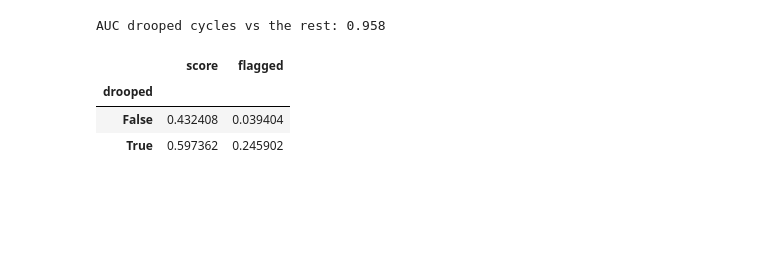
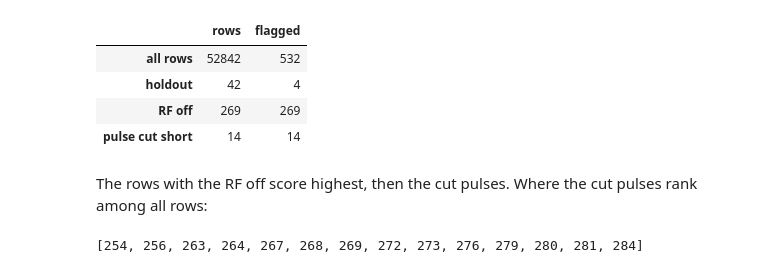
Before and after one commit to Alex-Hill94/artifact-hackathon-2026_plasma_pirates, a Jupyter notebook: lectures/04-feature-store/usecases/ess/notebook.ipynb, the cells around one changed output. Drawn from its saved outputs; the diff is of its cells as text; code cells hidden in the pictures; blank space fills up the shorter version.

```diff
--- a/lectures/04-feature-store/usecases/ess/notebook.ipynb
+++ b/lectures/04-feature-store/usecases/ess/notebook.ipynb
@@ -133,15 +109,24 @@ Locally, score 200 synthetic events, 30% with an injected droop. `injected_anoma
-# %%
-replay = Replay(SAMPLE_URL, hot=0.3, droop=0.02, seed=7)
-live = pd.concat([replay.next()[0] for _ in range(200)], ignore_index=True)
-_, live_features = build(live)
-live["score"] = -model.score_samples(live_features[X.columns])
-live["flagged"] = model.predict(live_features[X.columns]) == -1
-drooped = live.injected_anomaly & (live.cycle_id == live.groupby("event_id").cycle_id.transform("max"))
-print(f"AUC drooped cycles vs the rest: {roc_auc_score(drooped, live.score):.3f}")
-live.groupby(drooped.rename("drooped"))[["score", "flagged"]].mean()
-# %% [output]
-AUC drooped cycles vs the rest: 0.958
-|  | score | flagged |
-| drooped |  |  |
-| False | 0.432408 | 0.039404 |
-| True | 0.597362 | 0.245902 |
+# %%
+names = [c for c in features.columns if c not in (*KEYS, EVENT_TIME)]
+holdout = waves.in_sample_holdout.to_numpy()
+model = make_pipeline(StandardScaler(), IsolationForest(n_estimators=300, contamination=0.01, random_state=42, n_jobs=-1))
+model.fit(features.loc[~holdout, names])
+features["score"] = -model.score_samples(features[names])
+features["flagged"] = model.predict(features[names]) == -1
+
+rf_off = features.i_max < RF_ON * features.groupby("pv_base").i_max.transform("median")
+cut = ~rf_off & (features.i_flat_len < 0.5 * features.groupby(["event_id", "pv_base"]).i_flat_len.transform("median"))
+groups = {"all rows": np.ones(len(features), dtype=bool), "holdout": holdout, "RF off": rf_off.to_numpy(), "pulse cut short": cut.to_numpy()}
+pd.DataFrame({"rows": {k: int(m.sum()) for k, m in groups.items()}, "flagged": {k: int(features.flagged[m].sum()) for k, m in groups.items()}})
+# %% [output]
+|  | rows | flagged |
+| all rows | 52842 | 532 |
+| holdout | 42 | 4 |
+| RF off | 269 | 269 |
+| pulse cut short | 14 | 14 |
+# %% [markdown]
+The rows with the RF off score highest, then the cut pulses. Where the cut pulses rank among all rows:
+# %%
+sorted(features.score.rank(ascending=False)[cut].astype(int))
+# %% [output]
+[254, 256, 263, 264, 267, 268, 269, 272, 273, 276, 279, 280, 281, 284]
```
Also changed, not shown: parts of 22 cells of this notebook, 7 other files.
